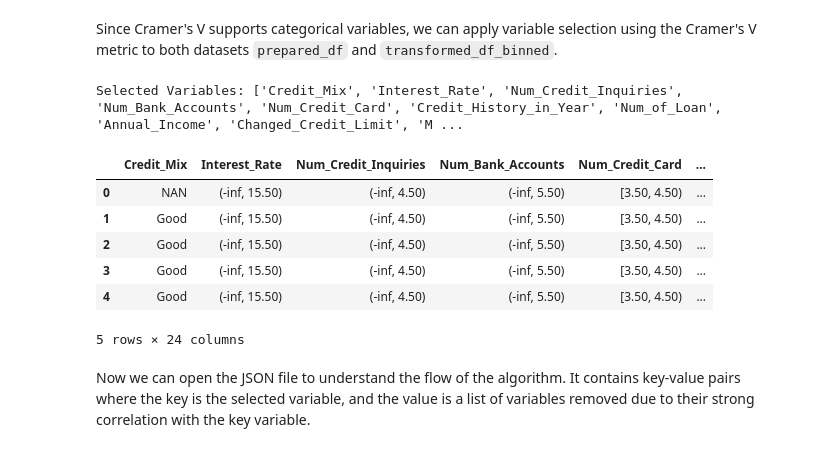
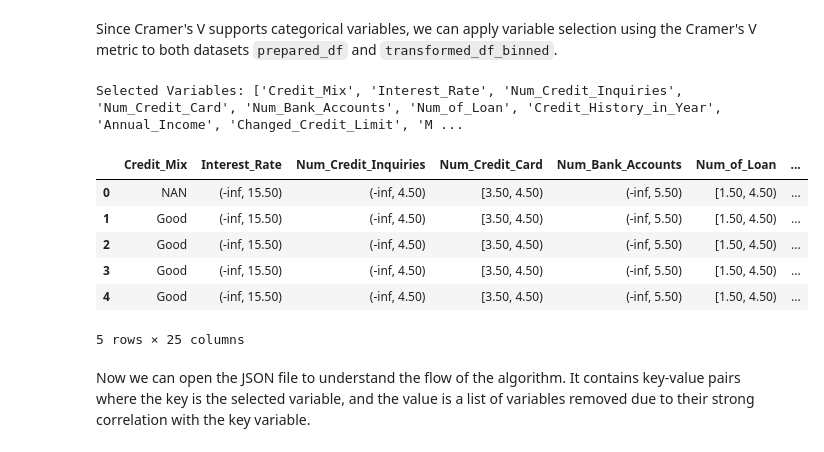
Before and after one commit to Imadberkani/scorescanner, a Jupyter notebook: tutorials/credit_score_classification.ipynb, the cells around one changed output. Cells and saved outputs as stored; diff of their text form; code cells hidden in the pictures.

```diff
--- a/tutorials/credit_score_classification.ipynb
+++ b/tutorials/credit_score_classification.ipynb
@@ -520,29 +529,33 @@ Since Cramer's V supports categorical variables, we can apply variable selection
 # %%
 # Initializing variableselector class
 selector = variableselector(
-    target="Credit_Score", corr_threshold=0.4, metric="cramers_v", use_vif=False
+    target="Credit_Score",
+    corr_threshold=0.4,
+    metric="cramers_v",
+    use_vif=False,
+    sample_size=10000,
 )
 
 # Fitting variableselector to data
 selector.fit(transformed_df_binned)
 
 # Selected variables
 print("Selected Variables:", selector.selected_variables)
 
 # Filtering data to selected variables
 selected_features_df = selector.transform(transformed_df_binned)
 
 
 selected_features_df.head()
 # %% [output]
-Selected Variables: ['Credit_Mix', 'Interest_Rate', 'Num_Credit_Inquiries', 'Num_Bank_Accounts', 'Num_Credit_Card', 'Credit_History_in_Year', 'Num_of_Loan', 'Annual_Income', 'Changed_Credit_Limit', 'M ...
+Selected Variables: ['Credit_Mix', 'Interest_Rate', 'Num_Credit_Inquiries', 'Num_Credit_Card', 'Num_Bank_Accounts', 'Num_of_Loan', 'Credit_History_in_Year', 'Annual_Income', 'Changed_Credit_Limit', 'M ...
-|  | Credit_Mix | Interest_Rate | Num_Credit_Inquiries | Num_Bank_Accounts | Num_Credit_Card | ... |
-| 0 | NAN | (-inf, 15.50) | (-inf, 4.50) | (-inf, 5.50) | [3.50, 4.50) | ... |
-| 1 | Good | (-inf, 15.50) | (-inf, 4.50) | (-inf, 5.50) | [3.50, 4.50) | ... |
-| 2 | Good | (-inf, 15.50) | (-inf, 4.50) | (-inf, 5.50) | [3.50, 4.50) | ... |
-| 3 | Good | (-inf, 15.50) | (-inf, 4.50) | (-inf, 5.50) | [3.50, 4.50) | ... |
-| 4 | Good | (-inf, 15.50) | (-inf, 4.50) | (-inf, 5.50) | [3.50, 4.50) | ... |
+|  | Credit_Mix | Interest_Rate | Num_Credit_Inquiries | Num_Credit_Card | Num_Bank_Accounts | Num_of_Loan | ... |
+| 0 | NAN | (-inf, 15.50) | (-inf, 4.50) | [3.50, 4.50) | (-inf, 5.50) | [1.50, 4.50) | ... |
+| 1 | Good | (-inf, 15.50) | (-inf, 4.50) | [3.50, 4.50) | (-inf, 5.50) | [1.50, 4.50) | ... |
+| 2 | Good | (-inf, 15.50) | (-inf, 4.50) | [3.50, 4.50) | (-inf, 5.50) | [1.50, 4.50) | ... |
+| 3 | Good | (-inf, 15.50) | (-inf, 4.50) | [3.50, 4.50) | (-inf, 5.50) | [1.50, 4.50) | ... |
+| 4 | Good | (-inf, 15.50) | (-inf, 4.50) | [3.50, 4.50) | (-inf, 5.50) | [1.50, 4.50) | ... |
-5 rows × 24 columns
+5 rows × 25 columns
 # %% [markdown]
 Now we can open the JSON file to understand the flow of the algorithm. It contains key-value pairs where the key is the selected variable, and the value is a list of variables removed due to their strong correlation with the key variable.
 # %%
```
Also changed, not shown: parts of 31 cells of this notebook.
